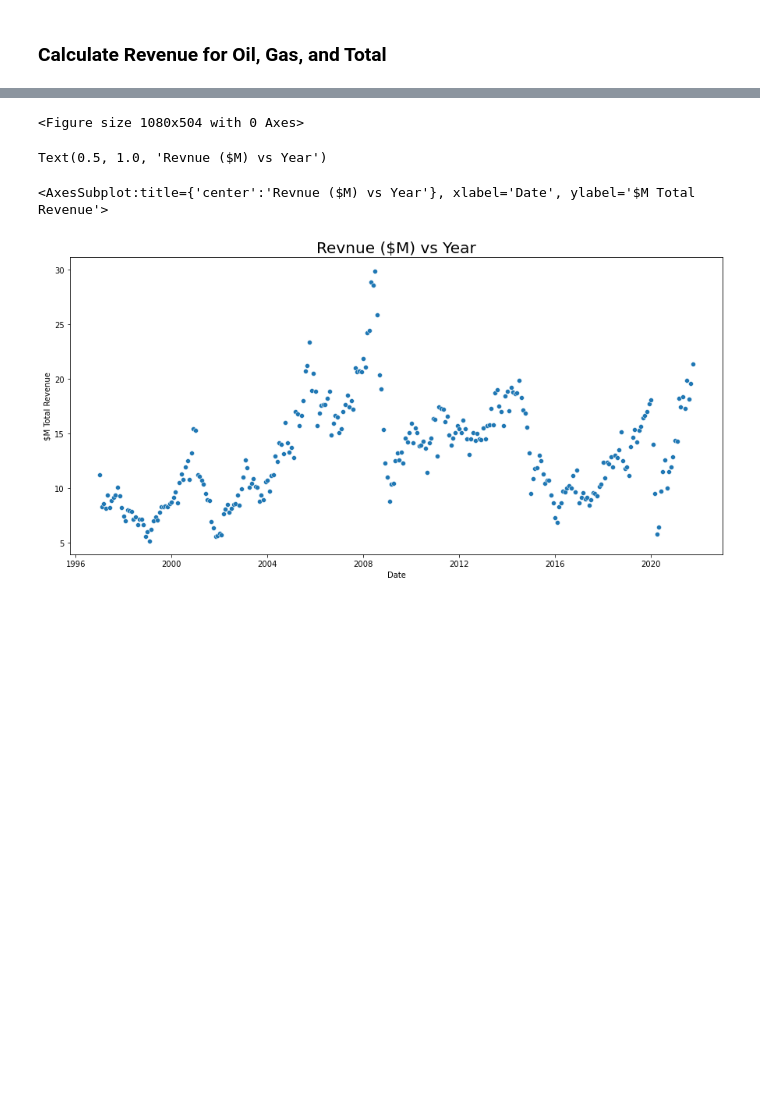
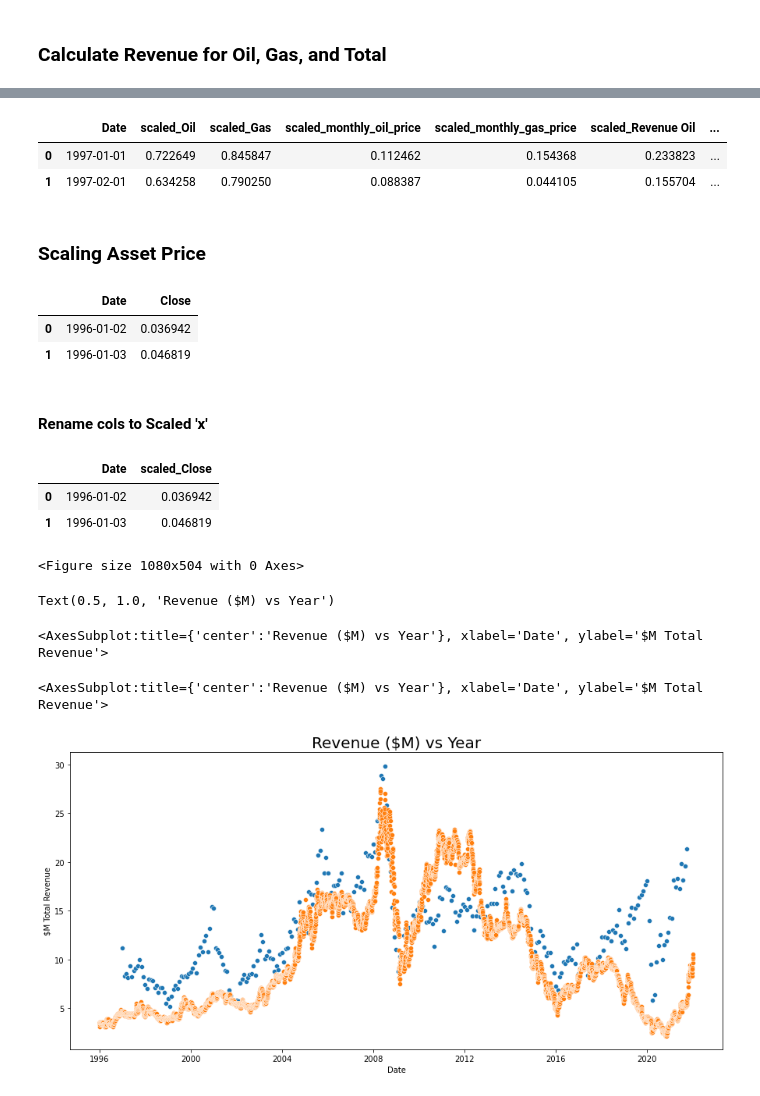
Before and after one commit to mishaun/PBT-Asset-Evaluation---Data-Analytics, a Jupyter notebook: 1. Ingest Data & Transform.ipynb, the cells around one changed output, grey strips where cells are left out. Cells and saved outputs as stored; diff of their text form; code cells hidden in the pictures; blank space fills up the shorter version.

Commit message:
added readme and added scaled transforms to presentation layer

```diff
--- a/1. Ingest Data & Transform.ipynb
+++ b/1. Ingest Data & Transform.ipynb
@@ -37,7 +37,7 @@ present_date
 yf.pdr_override()
 
 # download dataframe
-data = pdr.get_data_yahoo("PBT", start="2000-01-01", end=present_date)
+data = pdr.get_data_yahoo("PBT", start="1996-01-01", end=present_date)
 # %% [output]
 [*********************100%***********************]  1 of 1 completed
 # %% [markdown]
@@ -254,0 +301,24 @@ revenue.to_csv(f'{presentation_data_folder}/revenue/revenue.csv', index = False)
+# %%
+scaled_Revenue.head(2)
+scaled_Revenue.to_csv(f'{presentation_data_folder}/scaled_transforms/scaled_revenue_and_commodity.csv', index = False)
+# %% [output]
+|  | Date | scaled_Oil | scaled_Gas | scaled_monthly_oil_price | scaled_monthly_gas_price | scaled_Revenue Oil | ... |
+| 0 | 1997-01-01 | 0.722649 | 0.845847 | 0.112462 | 0.154368 | 0.233823 | ... |
+| 1 | 1997-02-01 | 0.634258 | 0.790250 | 0.088387 | 0.044105 | 0.155704 | ... |
+# %% [markdown]
+### Scaling Asset Price
+# %%
+scalerRev = preprocessing.MinMaxScaler().fit(historical_close.iloc[:,1:])
+
+scaled_historical_close_vals = scalerRev.transform(historical_close.iloc[:,1:])
+
+scaled_historical_close = pd.DataFrame(scaled_historical_close_vals)
+scaled_historical_close.insert(0, 'Date', historical_close['Date'])
+scaled_historical_close.columns = historical_close.columns
+scaled_historical_close.head(2)
+# %% [output]
+|  | Date | Close |
+| 0 | 1996-01-02 | 0.036942 |
+| 1 | 1996-01-03 | 0.046819 |
+# %% [markdown]
+#### Rename cols to Scaled 'x'
@@ -255,12 +328,22 @@ revenue.to_csv(f'{presentation_data_folder}/revenue/revenue.csv', index = False)
+# %%
+scaled_historical_close.head(2)
+scaled_historical_close.to_csv(f'{presentation_data_folder}/scaled_transforms/scaled_asset_price.csv', index = False)
+# %% [output]
+|  | Date | scaled_Close |
+| 0 | 1996-01-02 | 0.036942 |
+| 1 | 1996-01-03 | 0.046819 |
 # %%
 import seaborn as sns
 import matplotlib.pyplot as plt
 # %%
 plt.figure(figsize=(15,7))
-plt.title('Revnue ($M) vs Year', fontdict={"fontsize": 20})
-sns.scatterplot(revenue['Date'], revenue['$M Total Revenue'])
+
+plt.title('Revenue ($M) vs Year', fontdict={"fontsize": 20})
+sns.scatterplot(revenue['Date'], revenue['$M Total Revenue'], palette='rainbow')
+sns.scatterplot(historical_close["Date"], historical_close['Close'])
 # %% [output]
 <Figure size 1080x504 with 0 Axes>
-Text(0.5, 1.0, 'Revnue ($M) vs Year')
+Text(0.5, 1.0, 'Revenue ($M) vs Year')
-<AxesSubplot:title={'center':'Revnue ($M) vs Year'}, xlabel='Date', ylabel='$M Total Revenue'>
+<AxesSubplot:title={'center':'Revenue ($M) vs Year'}, xlabel='Date', ylabel='$M Total Revenue'>
+<AxesSubplot:title={'center':'Revenue ($M) vs Year'}, xlabel='Date', ylabel='$M Total Revenue'>
-[figure, old version]
+[figure, new version]
```
Also changed, not shown: parts of 11 cells of this notebook, 10 other files.
